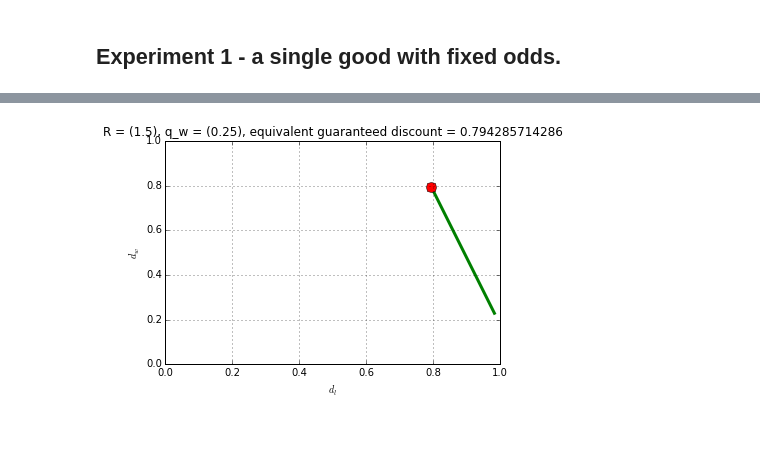
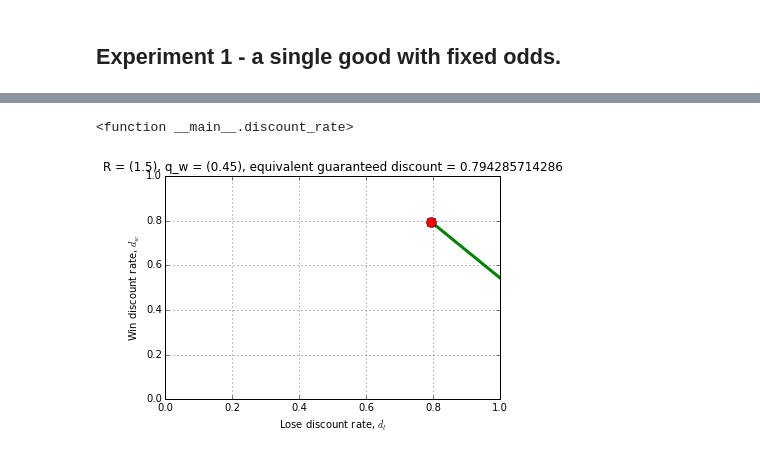
Before and after one commit to afcarl/VottoAlgoService, a Jupyter notebook: notebook/Gamblers' Vouchers.ipynb, the cells around one changed output, grey strips where cells are left out. Saved outputs shown, nothing was run; the diff lists cells and outputs as text; code cells hidden in the pictures.

```diff
--- a/notebook/Gamblers' Vouchers.ipynb
+++ b/notebook/Gamblers' Vouchers.ipynb
@@ -44,7 +48,7 @@ import random
 p = 3.5
 r = 0.8
 alpha = 1.1
-q_w = 0.75
+q_w = 0.9 #winning probability - try different values!
 
 #define R:
 def R(alpha,d_w, d_l,q_w):
@@ -73,5 +77,6 @@ ax.set_xlabel('$d_W$')
 ax.set_ylabel('$d_L$')
 ax.set_zlabel('$R$')
 
+
 plt.show()
 # %% [output]
@@ -92,36 +104,0 @@ For each value of $q_w$, we plot the corresponding subset of $D_{\text{options}}
-# %%
-#fixed parameters: Suppose that you want to increase the profits by the factor of alpha >1 and, to do so,
-#you need to increase the number of customers by R.
-
-#The main idea: first set the goal on the profit increase, alpha, and decide on a manageble value of R.
-#Then, we should come up with a way to choose a 'good' discount plan (d_w,d_l,q_w) most attractive to customers.
-
-p = 3.5
-r = 0.8
-alpha = 1.1
-R = 1.33 #R > alpha
-q_w = 0.25
-
-#find the dradients of the line:
-grad_l = -(1-q_w)/q_w
-intcept_l = (alpha/R + r/p*(1-alpha/R))/q_w
-Start = max(r/p, q_w*intcept_l)
-End = min(1,(r/p - intcept_l)/grad_l)
-d_l = np.linspace(Start, End, 200)
-#print 'size of d_l:',d_l.size
-d_w = grad_l*d_l + intcept_l
-#print 'size of d_w:',d_w.size
-
-
-#Plot the line
-fig = plt.figure(figsize=(5,5))
-axes = fig.add_subplot(111)
-axes.plot(d_l,d_w,color = "green", linewidth = 3)
-
-nogamble = q_w*intcept_l
-axes.plot(nogamble,nogamble, marker='o',markerfacecolor='red',markersize = 10)
-axes.set_title('')
-axes.grid()
-axes.set_xlabel('$d_l$')
-axes.set_ylabel('$d_w$')
-plt.show()
@@ -146,32 +105,33 @@ plt.show()
 # %%
 %matplotlib inline
 import pylab as plt
 import numpy as np
 from IPython.html.widgets import interact
 import math
 
 def discount_rate(R, q_w):
     p = 3.5
     r = 0.8
     alpha = 1.1
     grad_l = -(1-q_w)/q_w
     intcept_l = (alpha/R + r/p*(1-alpha/R))/q_w
     Start = max(r/p, q_w*intcept_l)
     End = min(1,(r/p - intcept_l)/grad_l)
     d_l = np.linspace(Start, End, 200)
     d_w = grad_l*d_l + intcept_l
     plt.plot(d_l,d_w,'g',linewidth =3)
     nogamble = q_w*intcept_l
     plt.plot(nogamble,nogamble, marker='o',markerfacecolor='red',markersize = 10)
 
     plt.title("R = (%s), q_w = (%s), equivalent guaranteed discount = %s" %(R, q_w, nogamble) )
     plt.grid()
-    plt.xlabel('$d_l$')
-    plt.ylabel('$d_w$')
+    plt.xlabel('Lose discount rate, $d_l$')
+    plt.ylabel('Win discount rate, $d_w$')
     plt.ylim([0,1])
     plt.xlim([0,1])
 
 
 interact(discount_rate, R=(1.1,2.0,0.05),q_w=(0.0,1.0,0.05))
 # %% [output]
+<function __main__.discount_rate>
-[figure, old version]
+[figure, new version]
```
Also changed, not shown: parts of 14 cells of this notebook.
